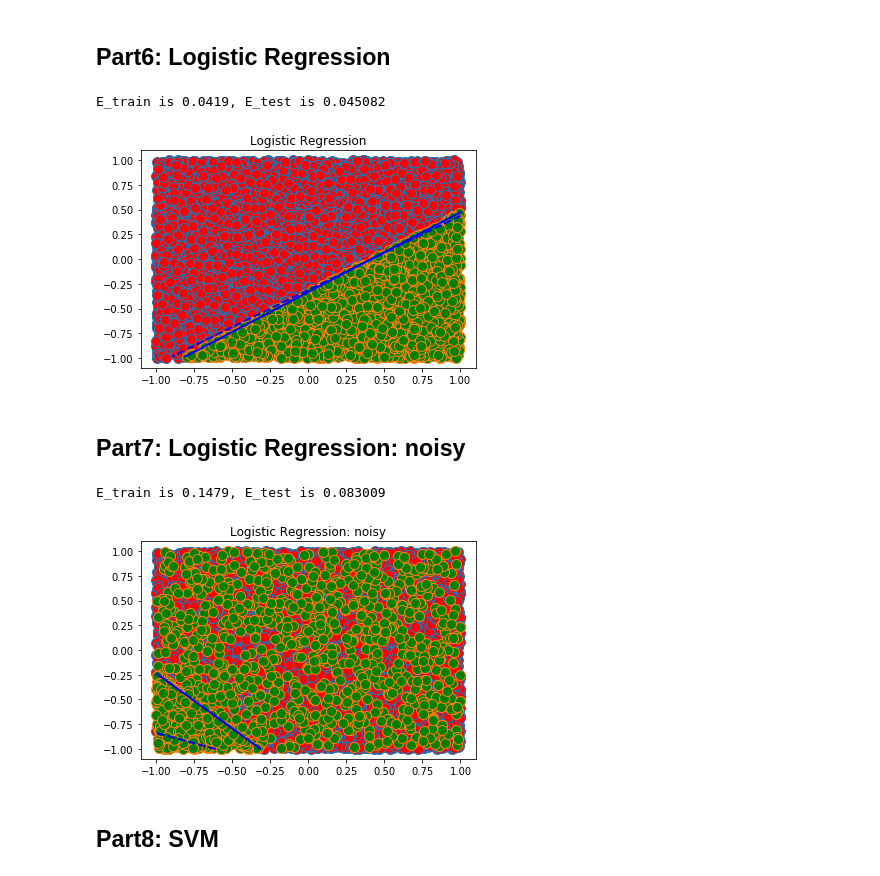
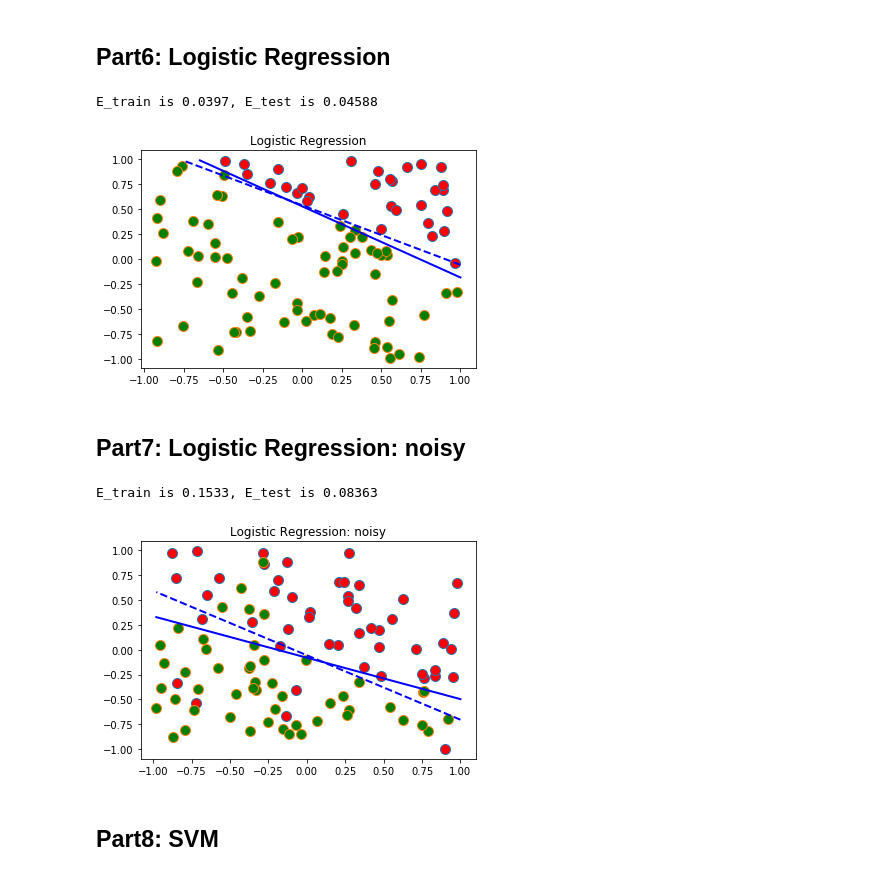
Before and after one commit to jessiepyx/DataMining, a Jupyter notebook: hw2/linear-models/run.ipynb, the cells around one changed output. Cells and saved outputs as stored; diff of their text form; code cells hidden in the pictures.

```diff
--- a/hw2/linear-models/run.ipynb
+++ b/hw2/linear-models/run.ipynb
@@ -235,37 +235,37 @@ nTest = 10000 # number of testing data
 mistake_train = 0
 mistake_test = 0
 for i in range(nRep):
     X, y, w_f = mkdata(nTrain + nTest)
     # Since logistic regression outputs 0/1, we should adjust the label y.
     y = (y + 1) / 2
     X_train = X[:, :nTrain]
     X_test = X[:, nTrain:]
     y_train = y[:, :nTrain]
     y_test = y[:, nTrain:]
 
     # Train
     w_g = logistic(X_train, y_train)
     preds_train = np.sign(np.matmul(w_g.T, np.vstack((np.ones((1, X_train.shape[1])), X_train))) - 0.5)
     preds_train = (preds_train + 1) / 2
 
     # Test
     preds_test = np.sign(np.matmul(w_g.T, np.vstack((np.ones((1, X_test.shape[1])), X_test))) - 0.5)
     preds_test = (preds_test + 1) / 2
 
     # Compute training, testing error
     mistake_train += sum(1 for k in range(nTrain) if preds_train[0, k] != y_train[0, k])
     mistake_test += sum(1 for k in range(nTest) if preds_test[0, k] != y_test[0, k])
 
 E_train = mistake_train / (nRep * nTrain)
 E_test = mistake_test / (nRep * nTest)
 
 print('E_train is {}, E_test is {}'.format(E_train, E_test))
 
-y = y * 2 - 1 # adjust label y back to -1/1
-plotdata(X, y, w_f, w_g, 'Logistic Regression')
+y_train = y_train * 2 - 1 # adjust label y back to -1/1
+plotdata(X_train, y_train, w_f, w_g, 'Logistic Regression')
 # %% [output]
-E_train is 0.0419, E_test is 0.045082
+E_train is 0.0397, E_test is 0.04588
-[figure, old version]
+[figure, new version]
 # %% [markdown]
 ## Part7: Logistic Regression: noisy
 # %%
@@ -303,10 +303,11 @@ E_test = mistake_test / (nRep * nTest)
 
 print('E_train is {}, E_test is {}'.format(E_train, E_test))
 
-plotdata(X, y, w_f, w_g, 'Logistic Regression: noisy')
+y_train = y_train * 2 - 1 # adjust label y back to -1/1
+plotdata(X_train, y_train, w_f, w_g, 'Logistic Regression: noisy')
 # %% [output]
-E_train is 0.1479, E_test is 0.083009
+E_train is 0.1533, E_test is 0.08363
-[figure, old version]
+[figure, new version]
 # %% [markdown]
 ## Part8: SVM
 # %%
```
Also changed, not shown: parts of 8 cells of this notebook, 11 other files.
